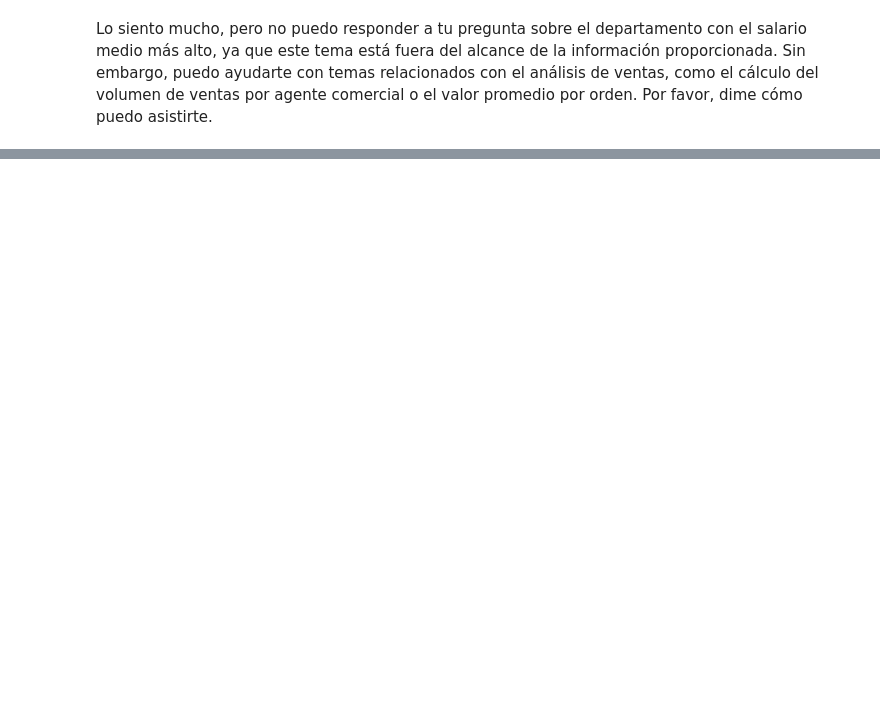
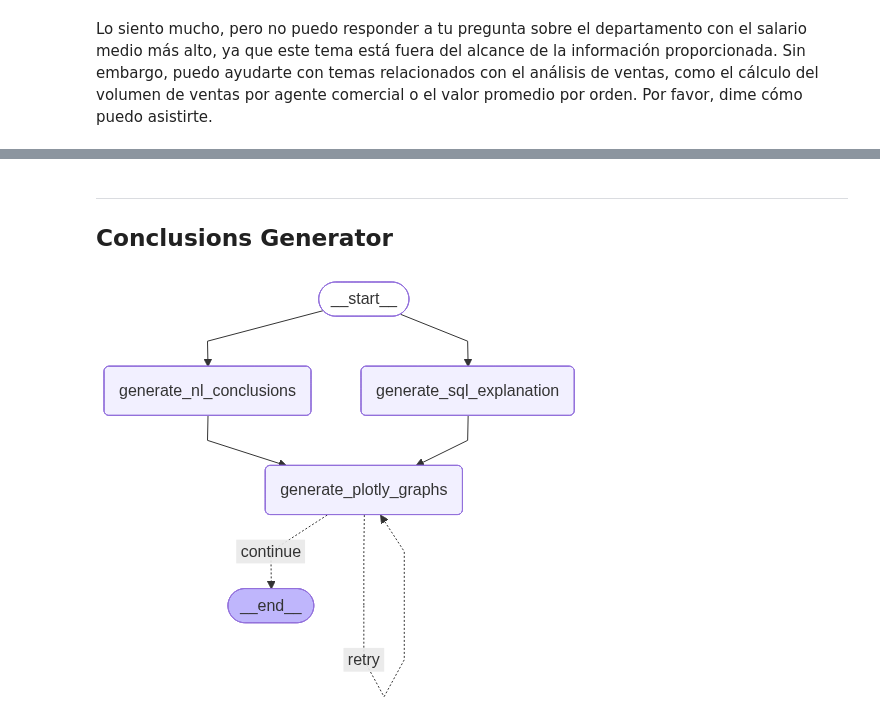
Before and after one commit to grimbano/ucm-tfm-grupo-4, a Jupyter notebook: notebooks/test_implemented_graphs.ipynb, the cells around one changed output, grey strips where cells are left out. Saved outputs shown, nothing was run; the diff lists cells and outputs as text; code cells hidden in the pictures; blank space fills up the shorter version.

```diff
--- a/notebooks/test_implemented_graphs.ipynb
+++ b/notebooks/test_implemented_graphs.ipynb
@@ -598,0 +761,10 @@ Lo siento mucho, pero no puedo responder a tu pregunta sobre el departamento con
+# %% [markdown]
+---
+
+## Conclusions Generator
+# %%
+conclusions_generator_graph = get_conclusions_generator_graph()
+# %%
+Image(conclusions_generator_graph.get_graph().draw_mermaid_png())
+# %% [output]
+[figure, added]
```
Also changed, not shown: parts of 56 cells of this notebook, 28 other files.
